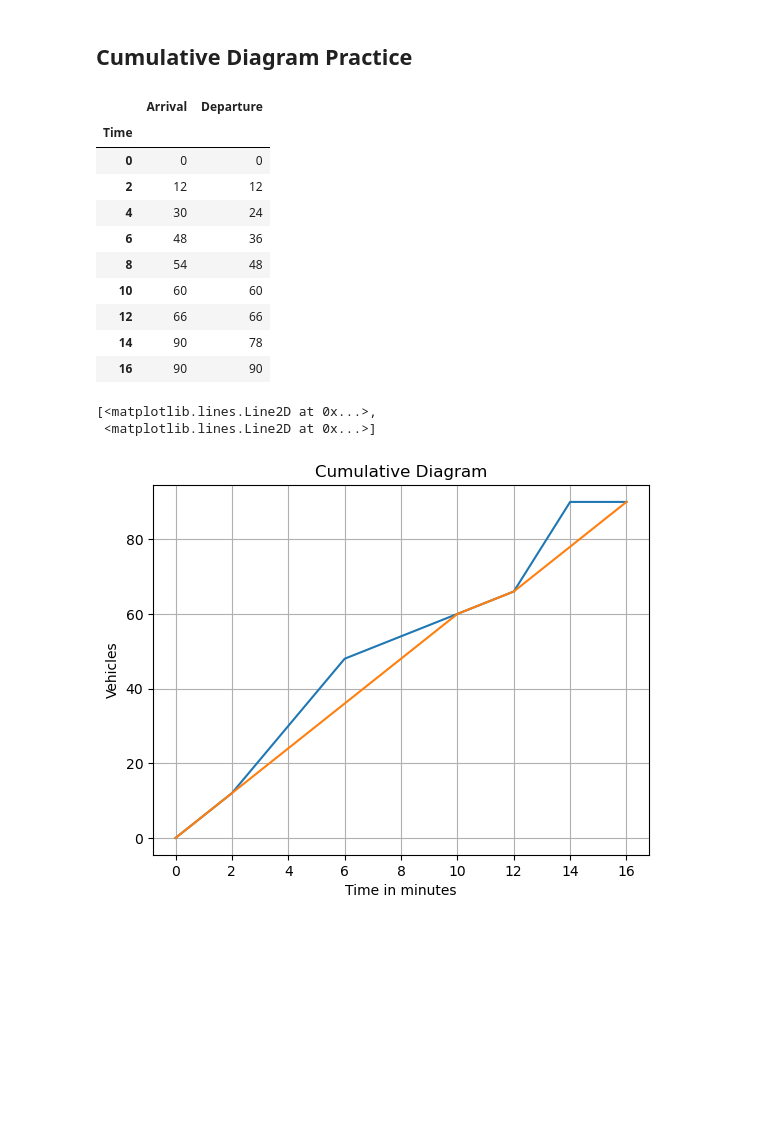
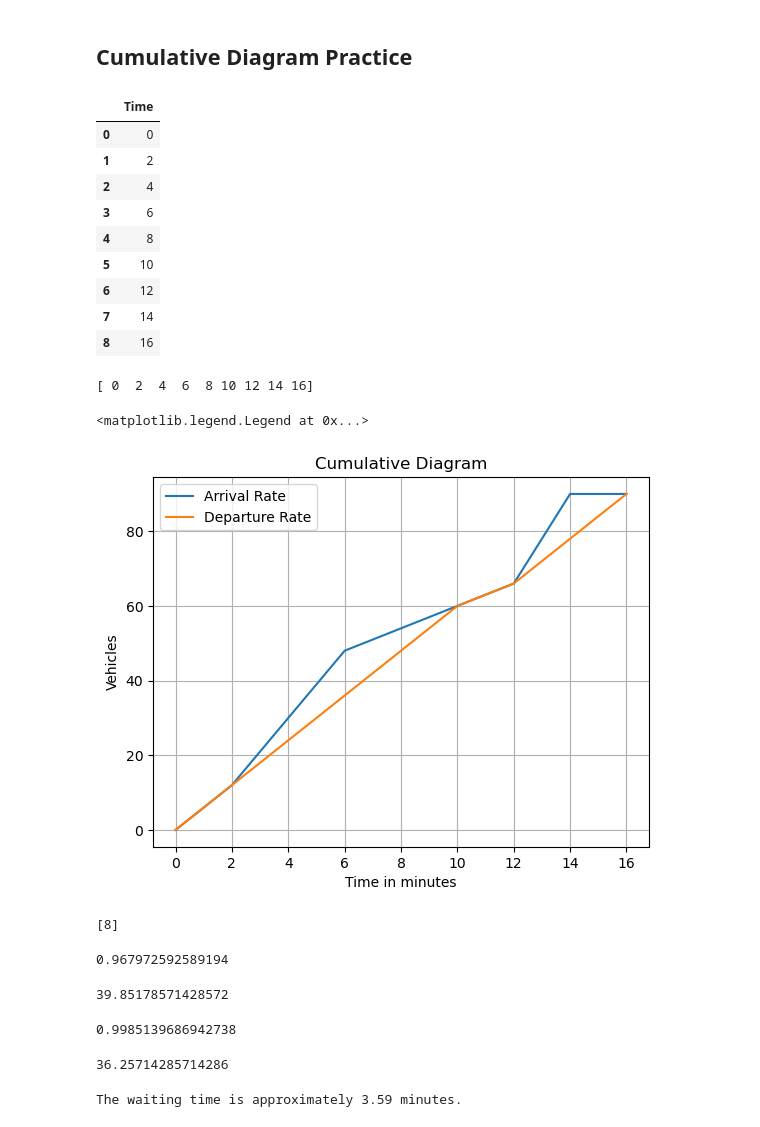
Before and after one commit to lotlouischoitslab/Computational_Transportation_Science, a Jupyter notebook: 00Traffic_Theory/02Cumulative_Diagrams.ipynb, the cells around one changed output. Drawn from its saved outputs; the diff is of its cells as text; code cells hidden in the pictures; blank space fills up the shorter version.

```diff
--- a/00Traffic_Theory/02Cumulative_Diagrams.ipynb
+++ b/00Traffic_Theory/02Cumulative_Diagrams.ipynb
@@ -48,27 +48,40 @@ def gate(A,D,mu,Aprime):
 ## Cumulative Diagram Practice
 # %%
 df = pd.read_excel('datasets/vertical_queue.xlsx')
+time = df['Time']
+time = pd.DataFrame(time)
 df = df.set_index('Time')
-df
+time
 # %% [output]
-|  | Arrival | Departure |
-| Time |  |  |
-| 0 | 0 | 0 |
-| 2 | 12 | 12 |
-| 4 | 30 | 24 |
-| 6 | 48 | 36 |
-| 8 | 54 | 48 |
-| 10 | 60 | 60 |
-| 12 | 66 | 66 |
-| 14 | 90 | 78 |
-| 16 | 90 | 90 |
+|  | Time |
+| 0 | 0 |
+| 1 | 2 |
+| 2 | 4 |
+| 3 | 6 |
+| 4 | 8 |
+| 5 | 10 |
+| 6 | 12 |
+| 7 | 14 |
+| 8 | 16 |
+# %%
+for t in time:
+    print(time[t].values)
+# %% [output]
+[ 0  2  4  6  8 10 12 14 16]
 # %%
 plt.grid()
 plt.title('Cumulative Diagram')
 plt.xlabel('Time in minutes')
 plt.ylabel('Vehicles')
 plt.plot(df)
+plt.legend(['Arrival Rate','Departure Rate'])
 # %% [output]
-[<matplotlib.lines.Line2D at 0x...>,
- <matplotlib.lines.Line2D at 0x...>]
+<matplotlib.legend.Legend at 0x...>
-[figure, old version]
+[figure, new version]
+# %%
+#Wait time of the 40th vehicle
+arrival_40 = df.index[df['Arrival'] == 40].values
+arrival_40
+list(df.index[df['Arrival']==54].values)
+# %% [output]
+[8]
@@ -74,0 +91,33 @@ plt.plot(df)
+# %%
+X = time
+y = df['Arrival']
+X_train,X_test,y_train,y_test = train_test_split(X,y,random_state=0)
+model = LinearRegression().fit(X_train,y_train)
+model.predict(X_test)
+model.score(X_test,y_test)
+# %% [output]
+0.967972592589194
+# %%
+arrival = model.predict(np.array([6.2]).reshape(-1,1))[0]
+arrival
+# %% [output]
+39.85178571428572
+# %%
+X = time
+y = df['Departure']
+X_train,X_test,y_train,y_test = train_test_split(X,y,random_state=0)
+model = LinearRegression().fit(X_train,y_train)
+model.predict(X_test)
+model.score(X_test,y_test)
+# %% [output]
+0.9985139686942738
+# %%
+departure = model.predict(np.array([6.2]).reshape(-1,1))[0]
+departure
+# %% [output]
+36.25714285714286
+# %%
+waiting_time = arrival-departure
+print('The waiting time is approximately',round(waiting_time,2),'minutes.')
+# %% [output]
+The waiting time is approximately 3.59 minutes.
```
Also changed, not shown: parts of 12 cells of this notebook.
